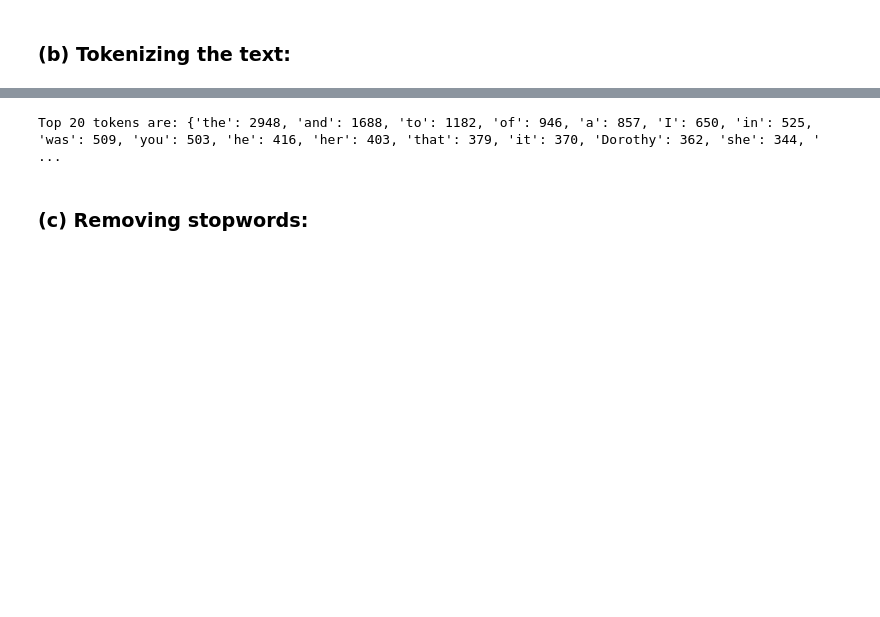
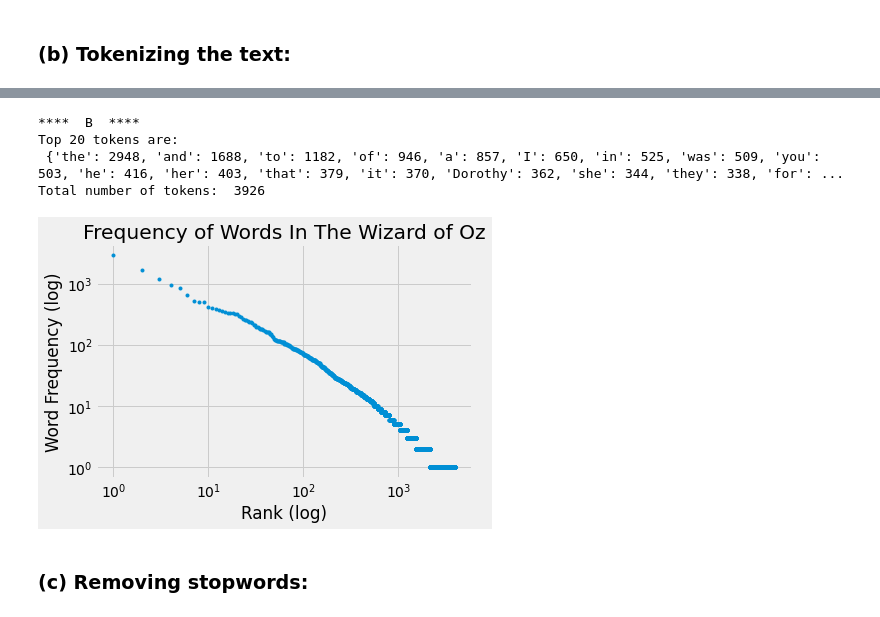
Before and after one commit to noalevitzky/DataMining, a Jupyter notebook: ex3/wizard_of_oz_text_mining.ipynb, the cells around one changed output, grey strips where cells are left out. Cells and saved outputs as stored; diff of their text form; code cells hidden in the pictures; blank space fills up the shorter version.

```diff
--- a/ex3/wizard_of_oz_text_mining.ipynb
+++ b/ex3/wizard_of_oz_text_mining.ipynb
@@ -25,6 +31,9 @@ porter = PorterStemmer()
 with open(FILE_PATH, 'r') as file:
     tokens = nltk.word_tokenize(file.read())
 # %%
+# Helper Functions
+
+
 def stem_sentence(t):
     stem_sentence = []
     for word in t:
@@ -34,19 +43,24 @@ def stem_sentence(t):
 
 def get_ordered_freq(t):
     frequency = {}
+    for word in t:
+        if word in STOP_SIGNS:
+            continue
 
-    for word in t:
         count = frequency.get(word, 0)
         frequency[word] = count + 1
 
     ordered = {k: v for k, v in reversed(sorted(
         frequency.items(), key=lambda item: item[1]))}
-
     return ordered
 
 
+def print_freq(f, num, section):
+    print("**** ", section, " ****\nTop 20 tokens are:\n", f,
+          "\nTotal number of tokens: ", num, "\n")
+
+
 def select_x_highest(d, num):
-
     i = 0
     highest_dict = {}
 
@@ -56,6 +70,7 @@ def select_x_highest(d, num):
             i += 1
         else:
             return highest_dict
+
 
 # For POS tagging
 def process_content(tokenized_text, chunk):
@@ -74,6 +89,7 @@ def process_content(tokenized_text, chunk):
     finally:
         return processed
 
+
 def extract_phrases(nltk_chunked_txt):
     phrases = []
     for row in nltk_chunked_txt:
@@ -83,5 +99,28 @@ def extract_phrases(nltk_chunked_txt):
             word_lst.append(word)
         phrases.append(" ".join(word_lst))
     return phrases
+
+
+def extract_words(nltk_chunked_txt):
+    phrases = []
+    for row in nltk_chunked_txt:
+        row_lst = row.leaves()
+        for word, t in row_lst:
+            phrases.append(word)
+    return phrases
+
+
+def parseSection(f_dict, section, title):
+    freq_y = np.array(list(f_dict.values()))
+    rank_x = np.arange(1, len(f_dict) + 1)
+    fig, axes = plt.subplots()
+    axes.loglog(rank_x, freq_y, marker=".", linestyle='None')
+    axes.autoscale()
+    plt.title(title)
+    plt.ylabel('Word Frequency (log)')
+    plt.xlabel('Rank (log)')
+    res = select_x_highest(f_dict, 20)
+    print_freq(res, len(f_dict), section)
+    return fig, axes
 # %% [markdown]
 <h3>(b) Tokenizing the text:</h3>
@@ -102,8 +127,14 @@ plt.show()
-# %%
-res = select_x_highest(ordered_freq, 20)
-print("Top 20 tokens are:", res)
-# %% [output]
-Top 20 tokens are: {'the': 2948, 'and': 1688, 'to': 1182, 'of': 946, 'a': 857, 'I': 650, 'in': 525, 'was': 509, 'you': 503, 'he': 416, 'her': 403, 'that': 379, 'it': 370, 'Dorothy': 362, 'she': 344, ' ...
+# %%
+ordered_freq = get_ordered_freq(tokens)
+parseSection(ordered_freq, 'B',
+             'Frequency of Words In The Wizard of Oz')
+plt.show()
+# %% [output]
+****  B  ****
+Top 20 tokens are:
+ {'the': 2948, 'and': 1688, 'to': 1182, 'of': 946, 'a': 857, 'I': 650, 'in': 525, 'was': 509, 'you': 503, 'he': 416, 'her': 403, 'that': 379, 'it': 370, 'Dorothy': 362, 'she': 344, 'they': 338, 'for': ...
+Total number of tokens:  3926
+[figure, added]
 # %% [markdown]
 <h3>(c) Removing stopwords:</h3>
 # %%
```
Also changed, not shown: parts of 24 cells of this notebook, 2 other files.
